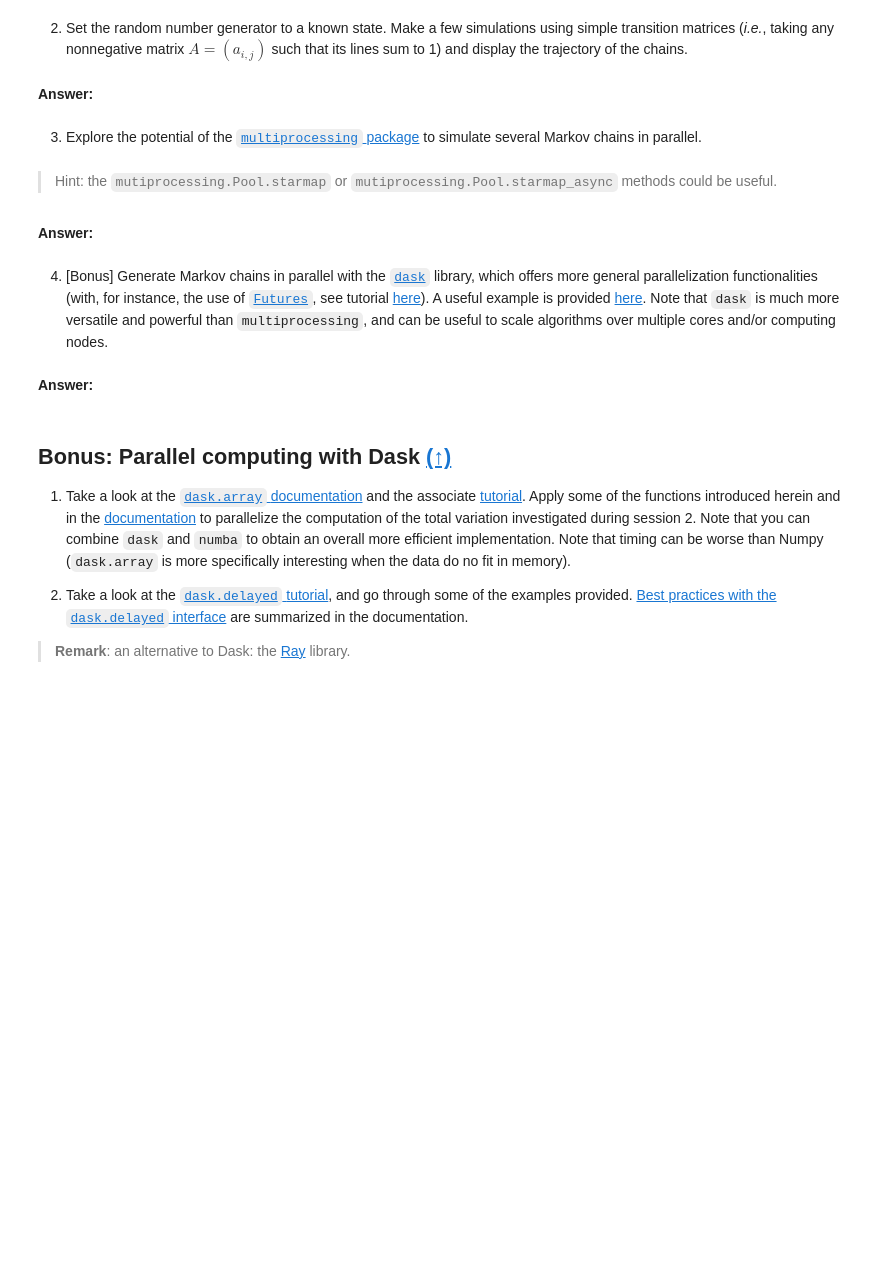
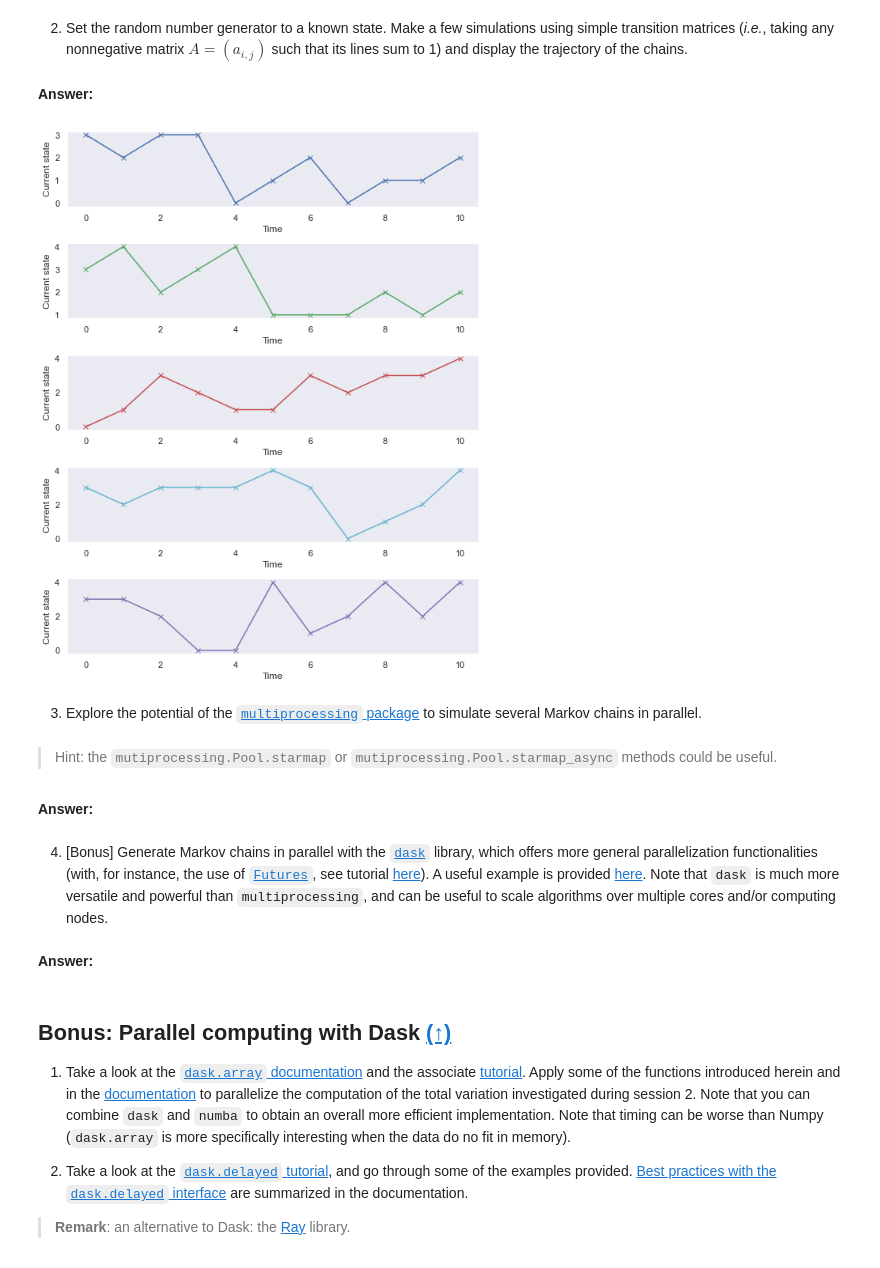
Before and after one commit to jeremdesno/python_sdia, a Jupyter notebook: Labs/Lab5/lab5.ipynb, the cells around one changed output. Drawn from its saved outputs; the diff is of its cells as text; code cells hidden in the pictures; blank space fills up the shorter version.

```diff
--- a/Labs/Lab5/lab5.ipynb
+++ b/Labs/Lab5/lab5.ipynb
@@ -212,3 +169,81 @@ Test succesful: rho and A are consistent.
+# %%
+def transition_matrix(n):
+    # draw random number for the matrix
+    A = rng.random((n, n))
+
+    #compute the sum of each row in the matrix
+    row_sum = A.sum(axis = 1)[:,np.newaxis]
+    #
+    #print(row_sum.shape)
+    B_row_norm = A/row_sum
+    row_sum_f = B_row_norm.sum(axis = 1)
+    #print(row_sum_f)
+    #print(B_row_norm.shape)
+    return B_row_norm
+#print(transition_matrix(5))
+# %%
+#Set the seed
+seed_value = 31
+
+#Initialize random generator
+rng = np.random.RandomState(seed_value)
+
+#Define parameter
+# Define the number of states to 5
+states_number = 5
+
+#
+n_iter = 10
+
+# Generate n random number
+rho = rng.rand(states_number)
+
+# Normalize the rho to sum to 1
+rho_sum = rho.sum()
+
+rho_norm = rho/rho_sum
+
+
+
+# Generate n random number
+
+A = transition_matrix(states_number)
+
+
+# Create a figure with subplots
+fig, axs = plt.subplots(5, 1, figsize=(8, 10))  # 5 rows, 1 column of subplots
+
+# Create a list of colors for the subplots
+colors = ['b', 'g', 'r', 'c', 'm']
+
+for x in range(5):
+    X = markov(rho_norm, A, n_iter, rng)
+
+    # Plot the current state in the corresponding subplot
+    axs[x].plot(X, marker='x', linestyle='-', coor=colors[x])
+    axs[x].set_xlabel("Time")
+    axs[x].set_ylabel("Current state")
+
+# Adjust spacing between subplots
+plt.tight_layout()
+
+# Show the plot
+plt.show()
+
+
+#print (rho_norm, rho_norm.shape)
+
+#print("Unit Simplex Vector:")
+#print(rho_norm)
+#transition_matrix = np.array([
+#    [0.5, 0.4, 0.1],  # Transition probabilities from state 1
+#    [0.3, 0.4, 0.3],  # Transition probabilities from state 2
+#    [0.2, 0.6, 0.2]   # Transition probabilities from state 3
+#])
+#print("Transition Matrix:")
+#print(C)
+# %% [output]
+[figure, added]
 # %% [markdown]
 3. Explore the potential of the [`multiprocessing` package](https://docs.python.org/3/library/multiprocessing.html) to simulate several Markov chains in parallel.
 # %% [markdown]
```
Also changed, not shown: parts of 7 cells of this notebook, 4 other files.
